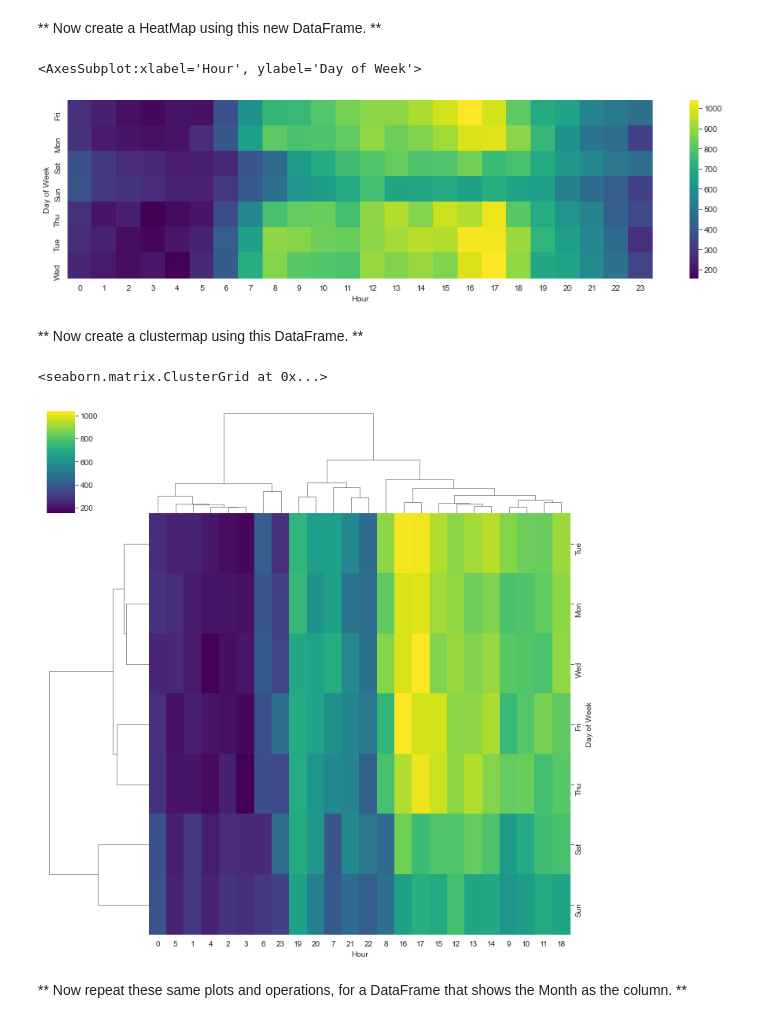
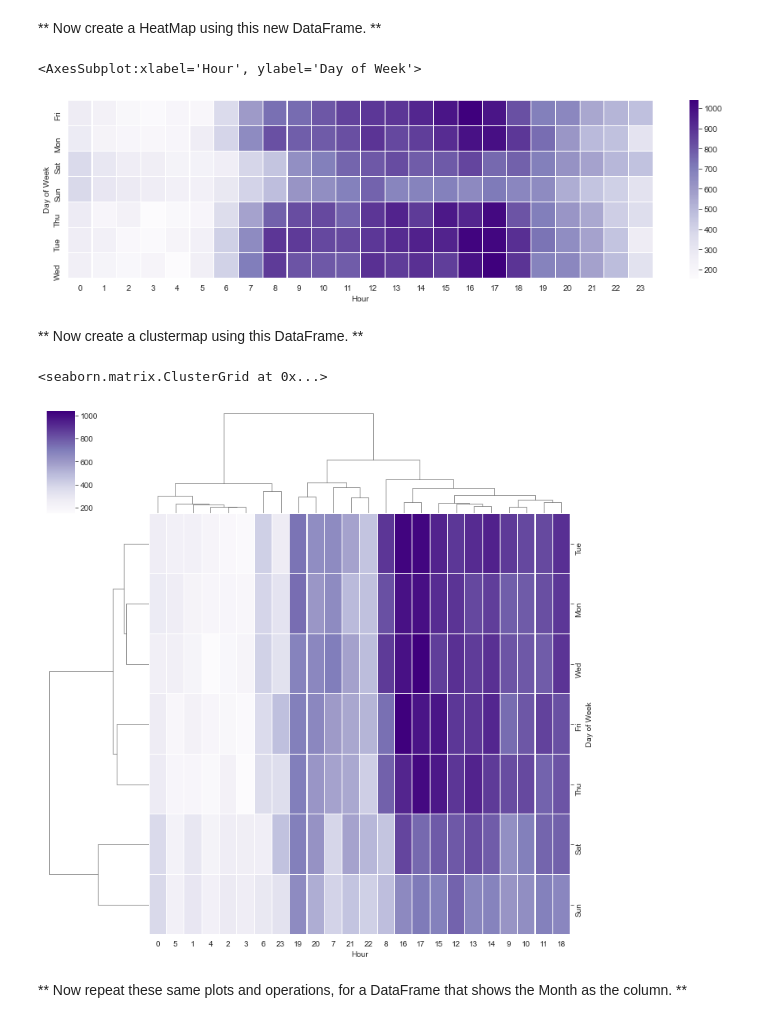
Before and after one commit to tomritmanmeer/Udemy-Python-for-Data-Science-Machine-Learning-Bootcamp, a Jupyter notebook: 911 Calls Data Capstone Project.ipynb, the cells around one changed output. Cells and saved outputs as stored; diff of their text form; code cells hidden in the pictures.

```diff
--- a/911 Calls Data Capstone Project.ipynb
+++ b/911 Calls Data Capstone Project.ipynb
@@ -270,17 +270,17 @@ dayHour.head(3)
 ** Now create a HeatMap using this new DataFrame. **
 # %%
 plt.figure(figsize=(16,4))
-sns.heatmap(dayHour,cmap='viridis')
+sns.heatmap(dayHour,linewidths=0.1,cmap='Purples')
 # %% [output]
 <AxesSubplot:xlabel='Hour', ylabel='Day of Week'>
-[figure, old version]
+[figure, new version]
 # %% [markdown]
 ** Now create a clustermap using this DataFrame. **
 # %%
-sns.clustermap(dayHour,cmap='viridis')
+sns.clustermap(dayHour,linewidths=.1,cmap='Purples')
 # %% [output]
 <seaborn.matrix.ClusterGrid at 0x...>
-[figure, old version]
+[figure, new version]
 # %% [markdown]
 ** Now repeat these same plots and operations, for a DataFrame that shows the Month as the column. **
 # %%
```
Also changed, not shown: parts of 2 cells of this notebook.
